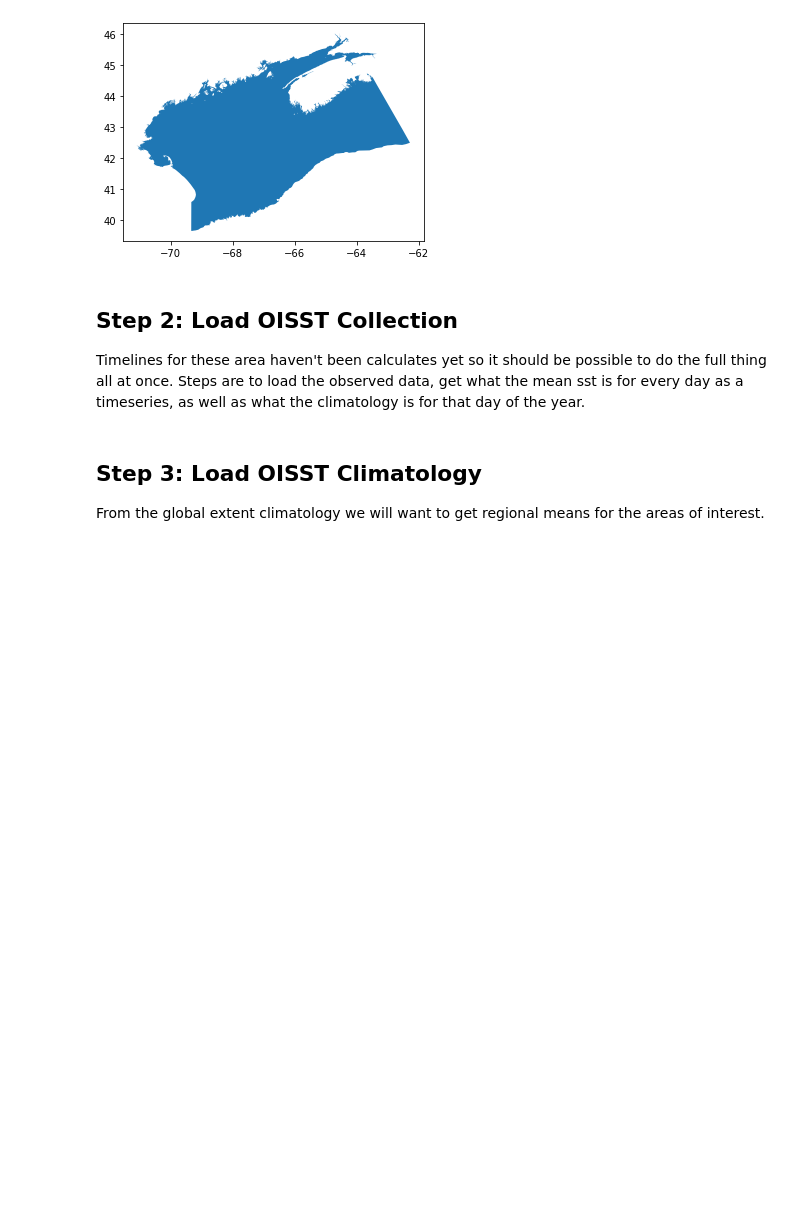
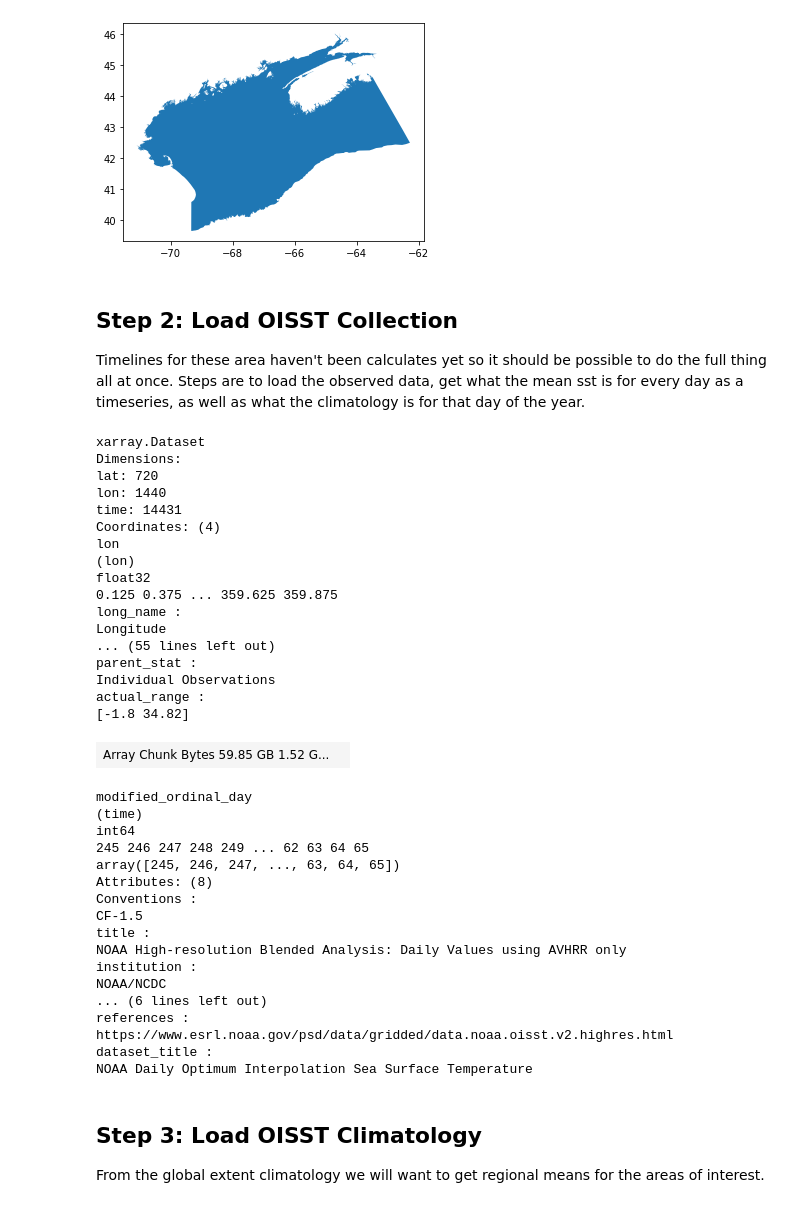
Before and after one commit to gulfofmaine/oisst_mainstays, a Jupyter notebook: notebooks/07_BASE_NELME_regions.ipynb, the cells around one changed output. Drawn from its saved outputs; the diff is of its cells as text; code cells hidden in the pictures; blank space fills up the shorter version.

```diff
--- a/notebooks/07_BASE_NELME_regions.ipynb
+++ b/notebooks/07_BASE_NELME_regions.ipynb
@@ -82,25 +77,56 @@ Timelines for these area haven't been calculates yet so it should be possible to
 # %%
 # Set years
 start_year = 1981
-end_year = 2020
+end_year = 2021
 
 # Load paths together
 fpaths = []
 for yr in range(start_year, end_year + 1):
     fpaths.append(f'{box_root}RES_Data/OISST/oisst_mainstays/annual_observations/sst.day.mean.{yr}.v2.nc')
 
 # Lazy-load the data itself using xr.open_mfdataset
 oisst = xr.open_mfdataset(fpaths, combine = "by_coords", parallel = False)
 
 
-# Add modified ordinal day, for day-to-day calculation and leapyear adjustment
-not_leap_year        = ~oisst.indexes['time'].is_leap_year
-march_or_later       = oisst.time.dt.month >= 3
-ordinal_day          = oisst.time.dt.dayofyear
-modified_ordinal_day = ordinal_day + (not_leap_year & march_or_later)
-
-# Assign MOD coordinate
-oisst = oisst.assign_coords(modified_ordinal_day = modified_ordinal_day)
+# modified ordinal day function moved to oisstools module for consistency across notebooks
+oisst = ot.add_mod(oisst, 'time')
+oisst
+# %% [output]
+xarray.Dataset
+Dimensions:
+lat: 720
+lon: 1440
+time: 14431
+Coordinates: (4)
+lon
+(lon)
+float32
+0.125 0.375 ... 359.625 359.875
+long_name :
+Longitude
+... (55 lines left out)
+parent_stat :
+Individual Observations
+actual_range :
+[-1.8 34.82]
+| Array Chunk Bytes 59.85 GB 1.52 G... |  |
+modified_ordinal_day
+(time)
+int64
+245 246 247 248 249 ... 62 63 64 65
+array([245, 246, 247, ..., 63, 64, 65])
+Attributes: (8)
+Conventions :
+CF-1.5
+title :
+NOAA High-resolution Blended Analysis: Daily Values using AVHRR only
+institution :
+NOAA/NCDC
+... (6 lines left out)
+references :
+https://www.esrl.noaa.gov/psd/data/gridded/data.noaa.oisst.v2.highres.html
+dataset_title :
+NOAA Daily Optimum Interpolation Sea Surface Temperature
 # %% [markdown]
 ## Step 3: Load OISST Climatology
 
```
Also changed, not shown: parts of 3 cells of this notebook, 15 other files.
